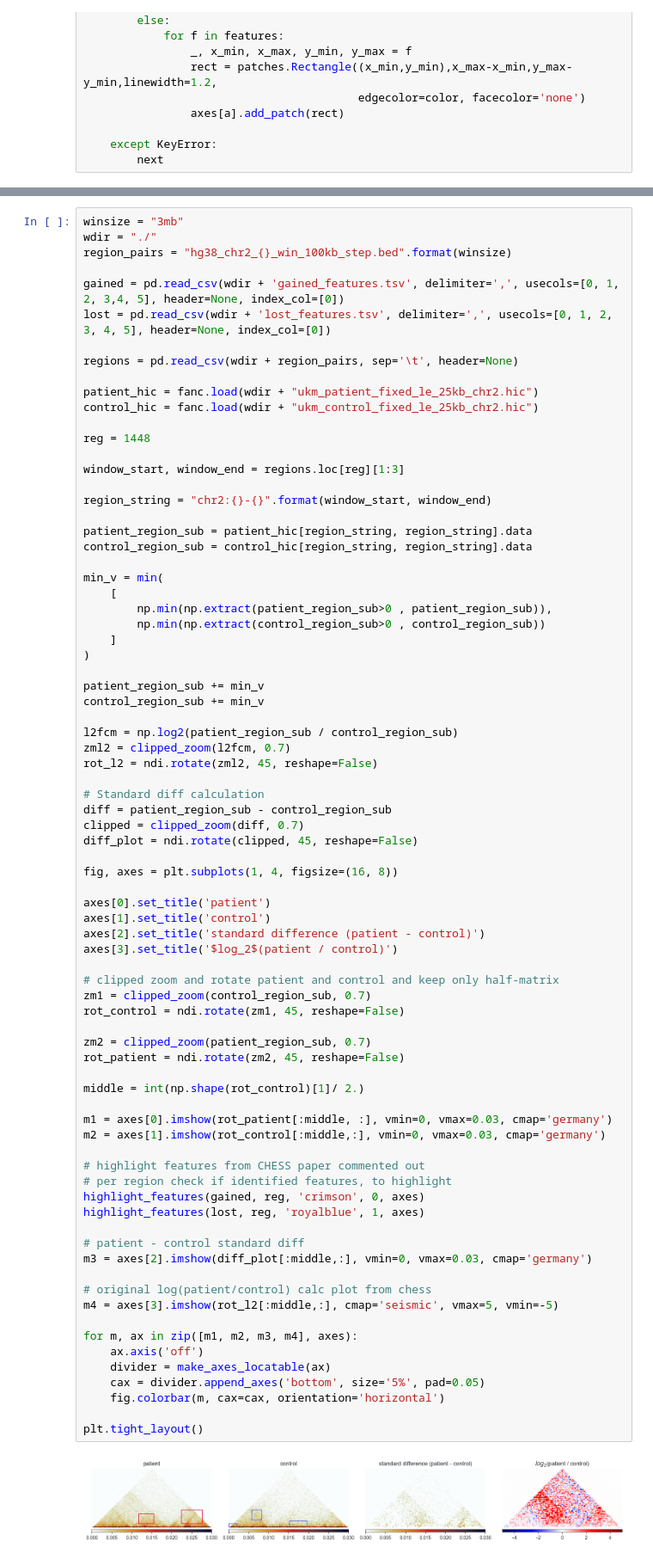
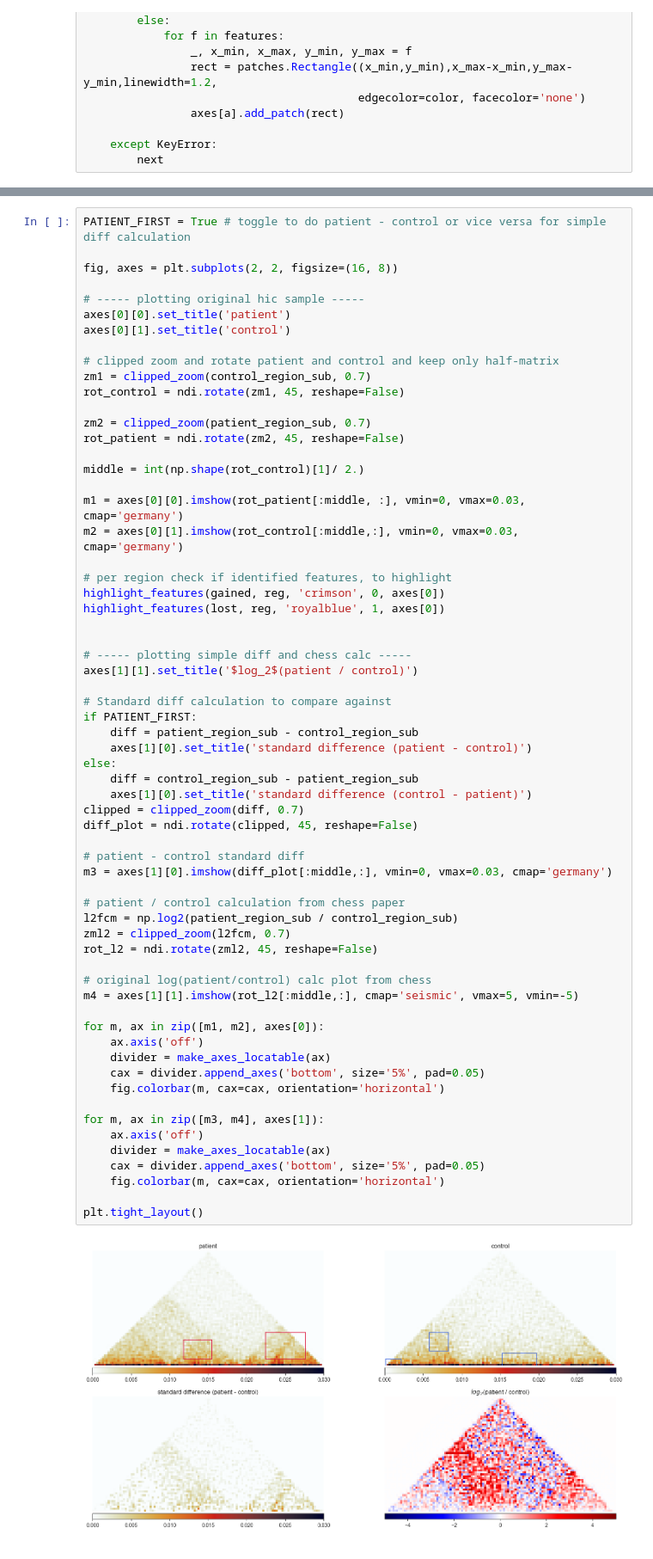
Before and after one commit to FardinHaque60/hic_compare_experiments, a Jupyter notebook: simple_diff/basic_diff.ipynb, the cells around one changed output, grey strips where cells are left out. Shown at 86% size. Drawn from its saved outputs; the diff is of its cells as text.

```diff
--- a/simple_diff/basic_diff.ipynb
+++ b/simple_diff/basic_diff.ipynb
@@ -53,80 +112,65 @@ def highlight_features(dataframe, region, color, a, axes):
 # %%
-winsize = "3mb"
-wdir = "./"
-region_pairs = "hg38_chr2_{}_win_100kb_step.bed".format(winsize)
+PATIENT_FIRST = True # toggle to do patient - control or vice versa for simple diff calculation
 
-gained = pd.read_csv(wdir + 'gained_features.tsv', delimiter=',', usecols=[0, 1, 2, 3,4, 5], header=None, index_col=[0])
-lost = pd.read_csv(wdir + 'lost_features.tsv', delimiter=',', usecols=[0, 1, 2, 3, 4, 5], header=None, index_col=[0])
+fig, axes = plt.subplots(2, 2, figsize=(16, 8))
 
-regions = pd.read_csv(wdir + region_pairs, sep='\t', header=None)
-
-patient_hic = fanc.load(wdir + "ukm_patient_fixed_le_25kb_chr2.hic")
-control_hic = fanc.load(wdir + "ukm_control_fixed_le_25kb_chr2.hic")
-
-reg = 1448
-
-window_start, window_end = regions.loc[reg][1:3]
-
-region_string = "chr2:{}-{}".format(window_start, window_end)
-
-patient_region_sub = patient_hic[region_string, region_string].data
-control_region_sub = control_hic[region_string, region_string].data
-
-min_v = min(
-    [
-        np.min(np.extract(patient_region_sub>0 , patient_region_sub)),
-        np.min(np.extract(control_region_sub>0 , control_region_sub))
-    ]
-)
-
-patient_region_sub += min_v
-control_region_sub += min_v
-
-l2fcm = np.log2(patient_region_sub / control_region_sub)
-zml2 = clipped_zoom(l2fcm, 0.7)
-rot_l2 = ndi.rotate(zml2, 45, reshape=False)
-
-# Standard diff calculation
-diff = patient_region_sub - control_region_sub
-clipped = clipped_zoom(diff, 0.7)
-diff_plot = ndi.rotate(clipped, 45, reshape=False)
-
-fig, axes = plt.subplots(1, 4, figsize=(16, 8))
-
-axes[0].set_title('patient')
-axes[1].set_title('control')
-axes[2].set_title('standard difference (patient - control)')
-axes[3].set_title('$log_2$(patient / control)')
+# ----- plotting original hic sample -----
+axes[0][0].set_title('patient')
+axes[0][1].set_title('control')
 
 # clipped zoom and rotate patient and control and keep only half-matrix
 zm1 = clipped_zoom(control_region_sub, 0.7)
 rot_control = ndi.rotate(zm1, 45, reshape=False)
 
 zm2 = clipped_zoom(patient_region_sub, 0.7)
 rot_patient = ndi.rotate(zm2, 45, reshape=False)
 
 middle = int(np.shape(rot_control)[1]/ 2.)
 
-m1 = axes[0].imshow(rot_patient[:middle, :], vmin=0, vmax=0.03, cmap='germany')
-m2 = axes[1].imshow(rot_control[:middle,:], vmin=0, vmax=0.03, cmap='germany')
+m1 = axes[0][0].imshow(rot_patient[:middle, :], vmin=0, vmax=0.03, cmap='germany')
+m2 = axes[0][1].imshow(rot_control[:middle,:], vmin=0, vmax=0.03, cmap='germany')
 
-# highlight features from CHESS paper commented out
 # per region check if identified features, to highlight
-highlight_features(gained, reg, 'crimson', 0, axes)
-highlight_features(lost, reg, 'royalblue', 1, axes)
+highlight_features(gained, reg, 'crimson', 0, axes[0])
+highlight_features(lost, reg, 'royalblue', 1, axes[0])
+
+
+# ----- plotting simple diff and chess calc -----
+axes[1][1].set_title('$log_2$(patient / control)')
+
+# Standard diff calculation to compare against
+if PATIENT_FIRST:
+    diff = patient_region_sub - control_region_sub
+    axes[1][0].set_title('standard difference (patient - control)')
+else:
+    diff = control_region_sub - patient_region_sub
+    axes[1][0].set_title('standard difference (control - patient)')
+clipped = clipped_zoom(diff, 0.7)
+diff_plot = ndi.rotate(clipped, 45, reshape=False)
 
 # patient - control standard diff
-m3 = axes[2].imshow(diff_plot[:middle,:], vmin=0, vmax=0.03, cmap='germany')
+m3 = axes[1][0].imshow(diff_plot[:middle,:], vmin=0, vmax=0.03, cmap='germany')
+
+# patient / control calculation from chess paper
+l2fcm = np.log2(patient_region_sub / control_region_sub)
+zml2 = clipped_zoom(l2fcm, 0.7)
+rot_l2 = ndi.rotate(zml2, 45, reshape=False)
 
 # original log(patient/control) calc plot from chess
-m4 = axes[3].imshow(rot_l2[:middle,:], cmap='seismic', vmax=5, vmin=-5)
+m4 = axes[1][1].imshow(rot_l2[:middle,:], cmap='seismic', vmax=5, vmin=-5)
 
-for m, ax in zip([m1, m2, m3, m4], axes):
+for m, ax in zip([m1, m2], axes[0]):
+    ax.axis('off')
+    divider = make_axes_locatable(ax)
+    cax = divider.append_axes('bottom', size='5%', pad=0.05)
+    fig.colorbar(m, cax=cax, orientation='horizontal')
+
+for m, ax in zip([m3, m4], axes[1]):
     ax.axis('off')
     divider = make_axes_locatable(ax)
     cax = divider.append_axes('bottom', size='5%', pad=0.05)
     fig.colorbar(m, cax=cax, orientation='horizontal')
 
 plt.tight_layout()
 # %% [output]
-[figure, old version]
+[figure, new version]
```
Also changed, not shown: parts of 5 cells of this notebook.
